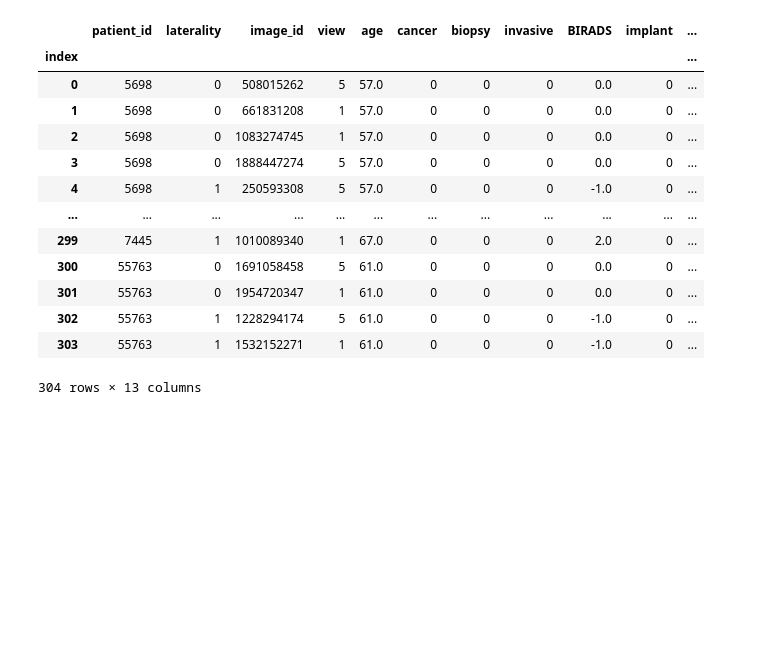
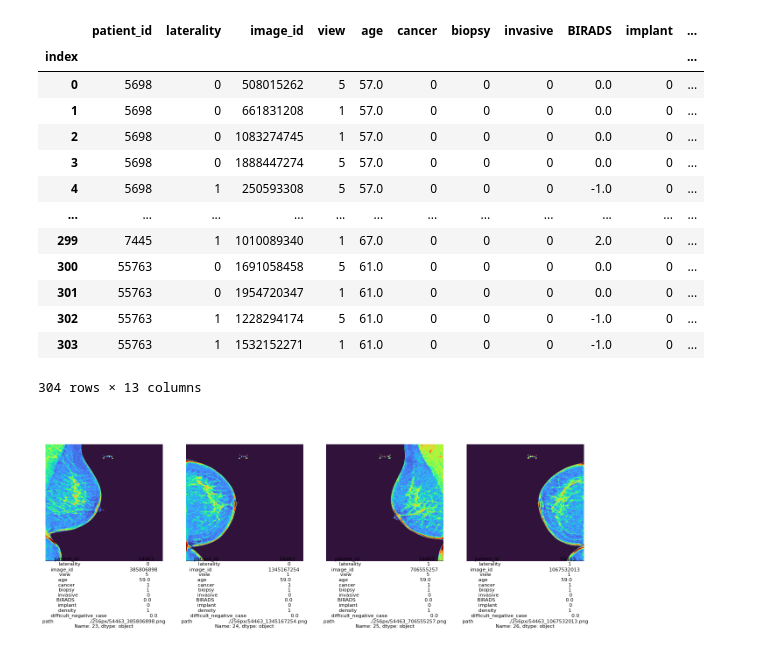
Before and after one commit to tranndt/ml-comp7944-RSNACancerDetection, a Jupyter notebook: 02_image.ipynb, the cells around one changed output. Cells and saved outputs as stored; diff of their text form; code cells hidden in the pictures; blank space fills up the shorter version.

```diff
--- a/02_image.ipynb
+++ b/02_image.ipynb
@@ -42,3 +42,37 @@ data_samples
 | 302 | 55763 | 1 | 1228294174 | 5 | 61.0 | 0 | 0 | 0 | -1.0 | 0 | ... |
 | 303 | 55763 | 1 | 1532152271 | 1 | 61.0 | 0 | 0 | 0 | -1.0 | 0 | ... |
 304 rows × 13 columns
+# %%
+def read_img(path, n_channels = 1):
+    if path.endswith('.dcm'):
+        img = pydicom.dcmread(path).pixel_array
+    else:
+        img = np.array(Image.open(path))
+    if img.shape[0] < n_channels:
+        img = np.tile(img, (n_channels,1,1))
+    return img
+
+def plot_img(img,ax=plt,cmap='turbo', show=False, **kwargs):
+    ax.axis("off")
+    ax.imshow(img, cmap=cmap,**kwargs)
+    if show:
+        plt.show()
+
+def plot_patient(dataframe,patient_id):
+    patient_info = dataframe[dataframe['patient_id'] == patient_id]
+    nrows = len(patient_info)//5 + 1
+    ncols = 5
+    fig, axs = plt.subplots(nrows, ncols, figsize=(min(20,ncols*5),nrows*5))
+    plt.subplots_adjust(hspace=0.7)
+    axs = axs.flatten()
+    for ax in axs:
+        ax.axis("off")
+    for k,(_,img_row) in enumerate(patient_info.iterrows()):
+        path = img_row["path"]
+        img = read_img(f'{path}')
+        plot_img(img,ax=axs[k])
+        axs[k].set_title(f"{img_row}",fontsize = 8, weight=None,y=-0.60)
+# %%
+plot_patient(data_samples,54463)
+# %% [output]
+[figure, added]
```
Also changed, not shown: parts of 7 cells of this notebook, 4 other files.
